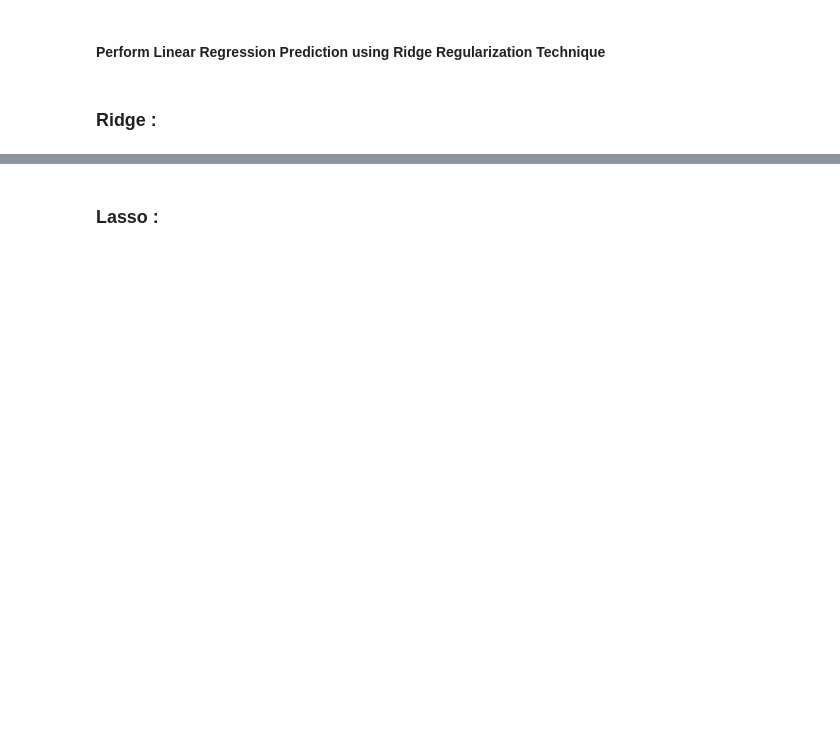
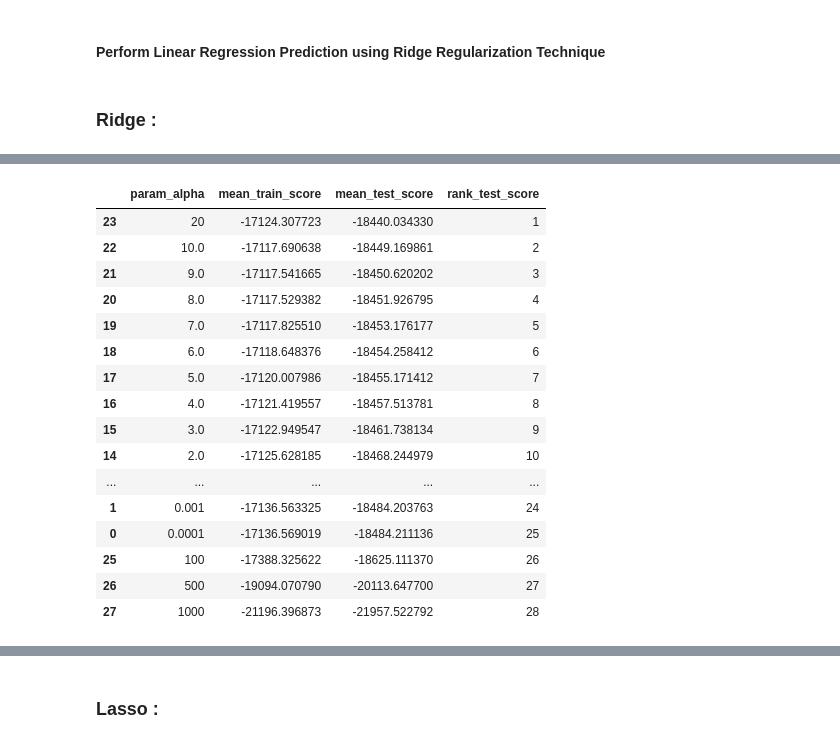
Before and after one commit to devimur2021/Australian-Housing-Prediction, a Jupyter notebook: Australian Housing Prediction.ipynb, the cells around one changed output, grey strips where cells are left out. Drawn from its saved outputs; the diff is of its cells as text; code cells hidden in the pictures; blank space fills up the shorter version.

```diff
--- a/Australian Housing Prediction.ipynb
+++ b/Australian Housing Prediction.ipynb
@@ -504,3 +618,15 @@ metric
  1.6069154374467937e+36,
  26820.623193178206,
  6.057026255927515e+16]
+# %%
+# Assign the columns selected by RFE to cols
+
+col = X_train.columns[rfe.support_]
+
+# assign the 50 features selected using RFE to a dataframe and view them
+
+rfe_df = pd.DataFrame(list(zip(X_train.columns,rfe.support_,rfe.ranking_)), columns=['Variable', 'rfe_support', 'rfe_ranking'])
+rfe_df = rfe_df.loc[rfe_df['rfe_support'] == True]
+rfe_df.reset_index(drop=True, inplace=True)
+
+rfe_df
@@ -507,3 +651,10 @@ metric
+# %%
+# Assign the 50 columns to X_train_rfe
+X_train_rfe = X_train[col]
+# %%
+# Associate the new 50 columns to X_train and X_test for further analysis
+X_train = X_train_rfe[X_train_rfe.columns]
+X_test =  X_test[X_train.columns]
 # %% [markdown]
 #### Perform Linear Regression Prediction using Ridge Regularization Technique
 # %% [markdown]
@@ -519,7 +670,7 @@ params = {'alpha': [0.0001, 0.001, 0.01, 0.05, 0.1,
 ridge = Ridge()
 
 # cross validation
-folds = 10
+folds = 5
 cv_result = GridSearchCV(estimator = ridge,
                         param_grid = params,
                         scoring= 'neg_mean_absolute_error',
@@ -614,0 +763,23 @@ metric2
+# %%
+# display the mean scores
+ridge_results = pd.DataFrame(cv_result.cv_results_)
+Ridge_results = ridge_results[ridge_results['param_alpha']<=500]
+ridge_results[['param_alpha', 'mean_train_score', 'mean_test_score', 'rank_test_score']].sort_values(by = ['rank_test_score'])
+# %% [output]
+|  | param_alpha | mean_train_score | mean_test_score | rank_test_score |
+| 23 | 20 | -17124.307723 | -18440.034330 | 1 |
+| 22 | 10.0 | -17117.690638 | -18449.169861 | 2 |
+| 21 | 9.0 | -17117.541665 | -18450.620202 | 3 |
+| 20 | 8.0 | -17117.529382 | -18451.926795 | 4 |
+| 19 | 7.0 | -17117.825510 | -18453.176177 | 5 |
+| 18 | 6.0 | -17118.648376 | -18454.258412 | 6 |
+| 17 | 5.0 | -17120.007986 | -18455.171412 | 7 |
+| 16 | 4.0 | -17121.419557 | -18457.513781 | 8 |
+| 15 | 3.0 | -17122.949547 | -18461.738134 | 9 |
+| 14 | 2.0 | -17125.628185 | -18468.244979 | 10 |
+| ... | ... | ... | ... | ... |
+| 1 | 0.001 | -17136.563325 | -18484.203763 | 24 |
+| 0 | 0.0001 | -17136.569019 | -18484.211136 | 25 |
+| 25 | 100 | -17388.325622 | -18625.111370 | 26 |
+| 26 | 500 | -19094.070790 | -20113.647700 | 27 |
+| 27 | 1000 | -21196.396873 | -21957.522792 | 28 |
```
Also changed, not shown: parts of 37 cells of this notebook.
